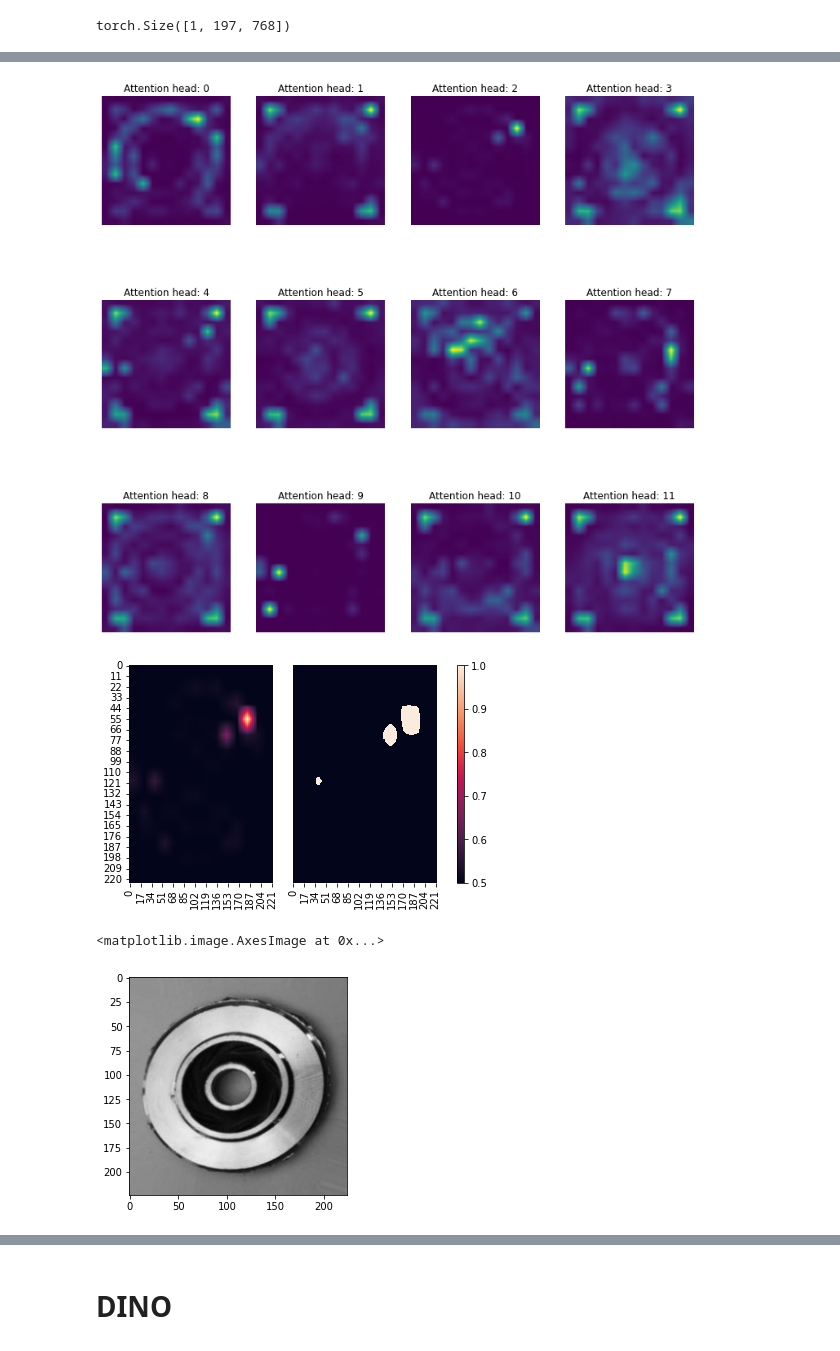
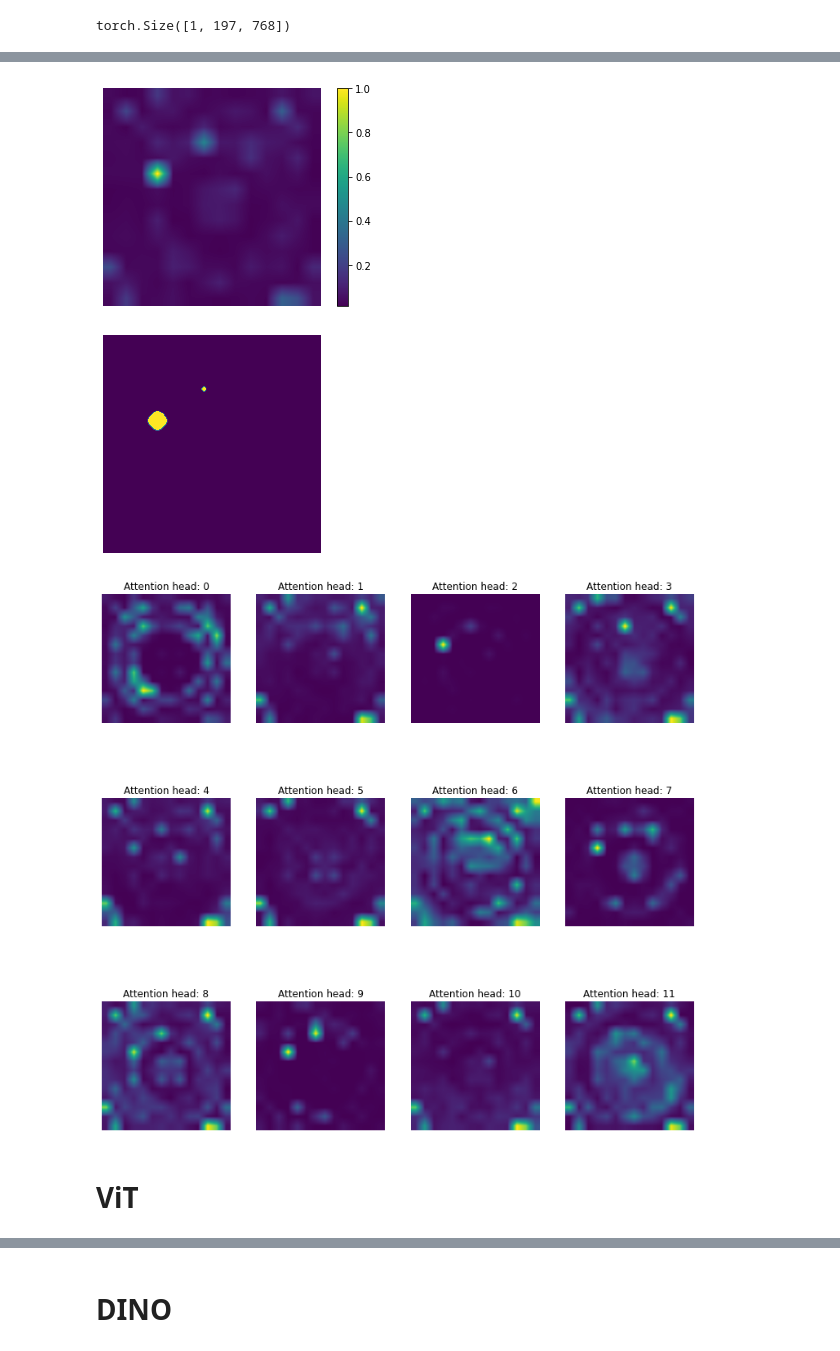
Before and after one commit to VasquezMatias/Master_Thesis_Profactor, a Jupyter notebook: notebooks/train_models_example.ipynb, the cells around one changed output, grey strips where cells are left out. Drawn from its saved outputs; the diff is of its cells as text; code cells hidden in the pictures.

```diff
--- a/notebooks/train_models_example.ipynb
+++ b/notebooks/train_models_example.ipynb
@@ -84,7 +84,7 @@ def save_jit(mode, name):
 * 7 - DINO
 # %%
 model_names = ["luna", "alexnet", "resnet", "efficientnetv2", "convnext", "vit", "swin_t", "dino"]
-model_name = model_names[3]
+model_name = model_names[6]
 # %% [markdown]
 ## Prepare the Dataset and Dataloader
 # %%
@@ -240,7 +275,7 @@ KeyboardInterrupt
 # %%
 
 #vit_model = torch.utils.model_zoo.load_url("https://drive.google.com/uc?export=download&id=1dfn6TSgTnSFLQlPuMZ1O10R7svjvOwPu&confirm=t", "models/vit")
-#model = vit_model
+model = torch.load("/content/drive/MyDrive/Master_Thesis_Profactor/zdmp/pretrained_weights/models/vit_2022_6_4.pth")
 
 print(model_name)
 
@@ -292,7 +327,7 @@ Wrong: 25/715
 
 ### Images 5
 # %%
-model = torch.load("/content/drive/MyDrive/Master_Thesis_Profactor/zdmp/pretrained_weights/models/vit_2022_05_11.pth")
+model = torch.load("/content/drive/MyDrive/Master_Thesis_Profactor/zdmp/pretrained_weights/models/vit_2022_6_4.pth")
 #model = torch.load("/content/drive/MyDrive/Master_Thesis_Profactor/zdmp/pretrained_weights/models/vit.pth")
 
 #model = torch.load("/content/drive/MyDrive/Master_Thesis_Profactor/zdmp/pretrained_weights/models/swin_t.pth")
@@ -406,43 +441,30 @@ for i, attn in enumerate(attn_all):
 # %%
 block = 6
 
-_, attentions = attn_mean(attn_all[block])
+qwer, attentions = attn_mean(attn_all[block])
+
+plt.imshow(qwer / qwer.max())
+plt.axis("off")
+plt.colorbar()
+plt.show()
+
+plt.imshow((qwer / qwer.max())>0.4)
+plt.axis("off")
+plt.show()
 
 fig, axes = plt.subplots(nrows=3, ncols=4, figsize=(13, 13))
 img_count = 0
 
 for i in range(3):
     for j in range(4):
         if img_count < attentions.shape[0]:
             axes[i, j].imshow(attentions[img_count])
             axes[i, j].title.set_text(f"Attention head: {img_count}")
             axes[i, j].axis("off")
             img_count += 1
 # %% [output]
-[figure, old version]
+[figure, new version]
+[figure, added]
+[figure, added]
-# %%
-import seaborn as sns
-
-
-var = attentions[2]
-
-fig, axs = plt.subplots(ncols=3, gridspec_kw=dict(width_ratios=[4,4,0.2]))
-
-sns.heatmap(var, cbar=False, ax=axs[0])
-
-var2 = np.copy(var)
-var2[var2>var.max()/10] = 1
-var2[var2<0.5] = 0.5
-
-
-sns.heatmap(var2, yticklabels=False, cbar=False, ax=axs[1])
-
-fig.colorbar(axs[1].collections[0], cax=axs[2])
-
-plt.show()
-
-plt.imshow(img_2_show)
-# %% [output]
-[figure, removed]
-<matplotlib.image.AxesImage at 0x...>
-[figure, removed]
+# %% [markdown]
+# ViT
```
Also changed, not shown: parts of 26 cells of this notebook, 2 other files.
